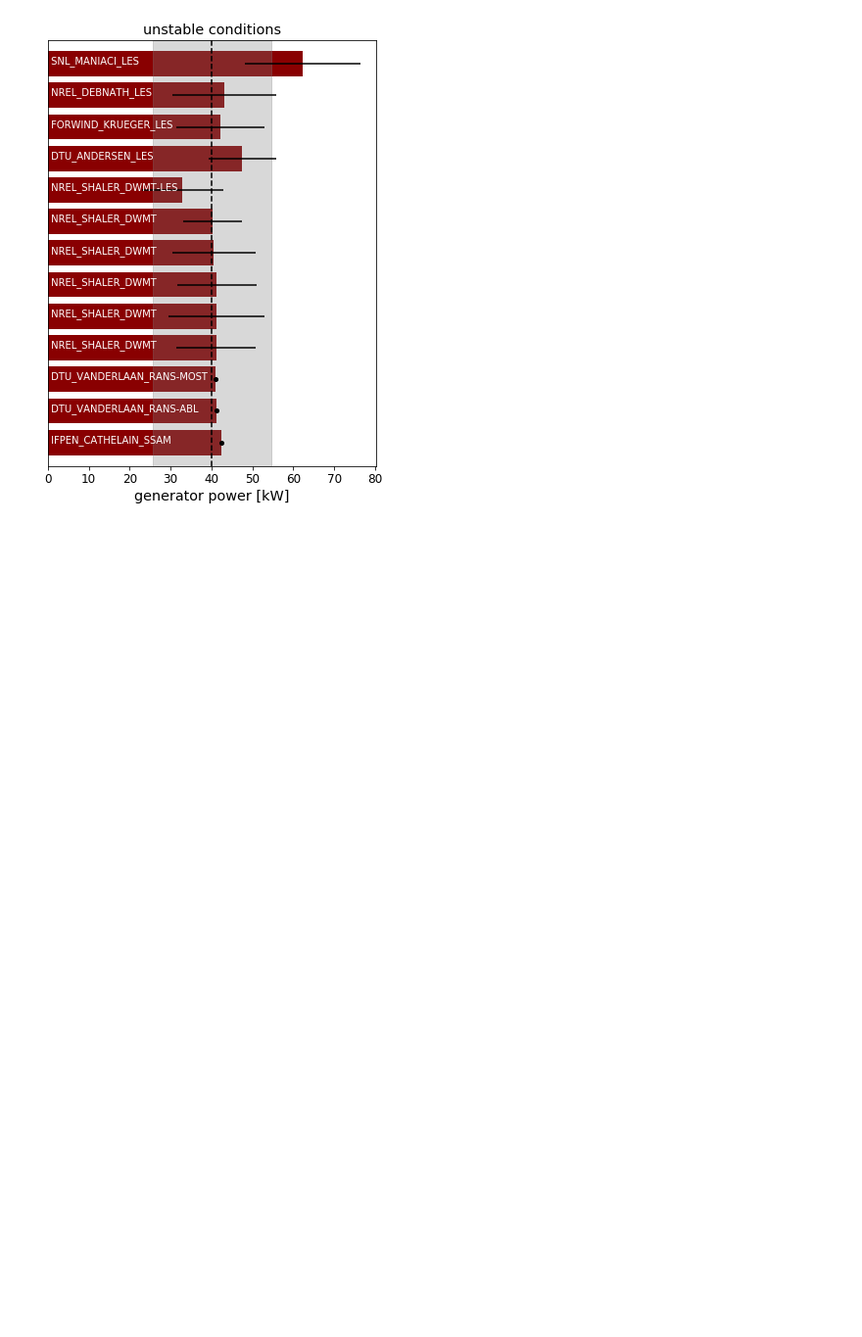
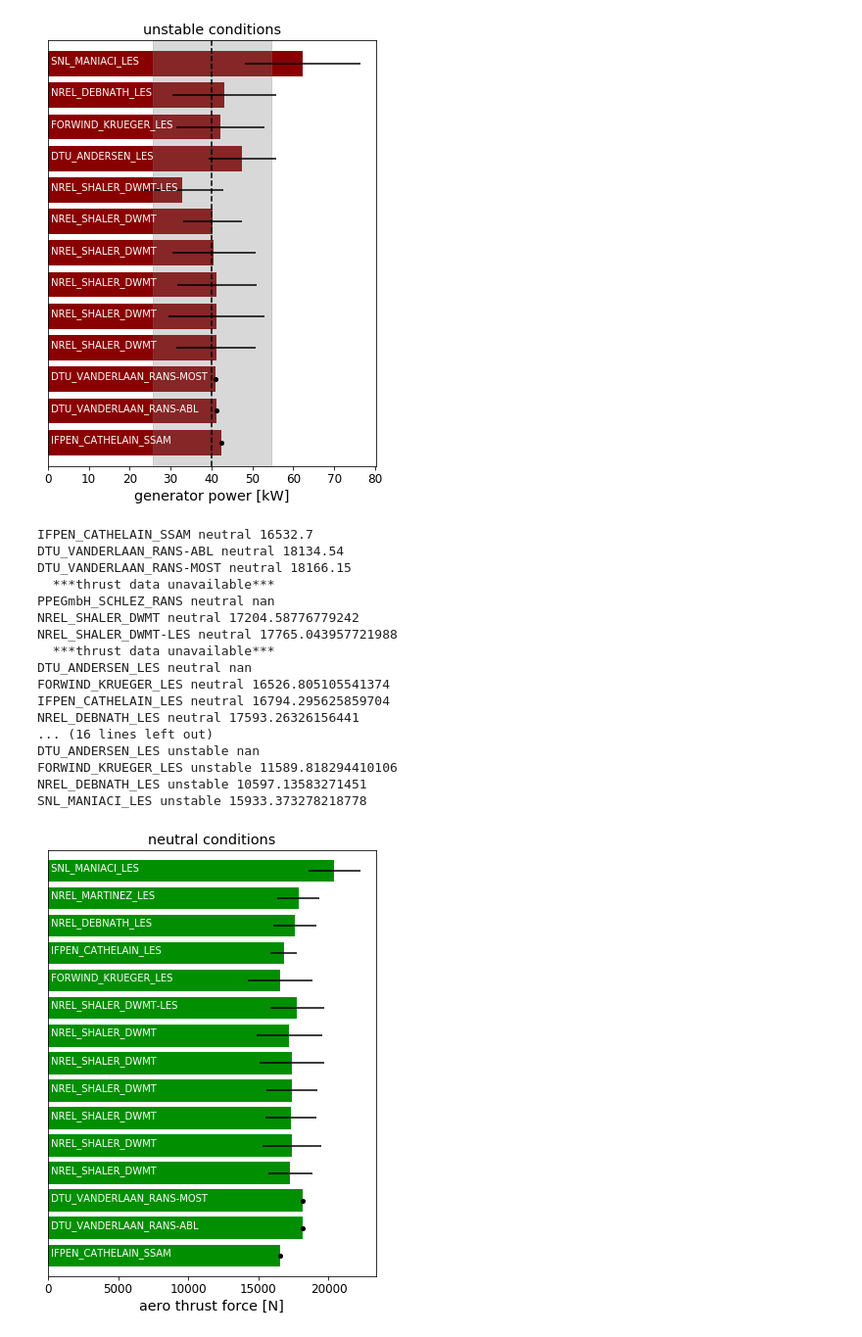
Before and after one commit to NREL/wakebench_swift, a Jupyter notebook: code/turbine_processing/2-compare_turbine_models.ipynb, the cells around one changed output. Shown at 98% size. Cells and saved outputs as stored; diff of their text form; code cells hidden in the pictures; blank space fills up the shorter version.

Commit message:
Add thrust plot
Note that not all participants that provided power data had thrust data
available

```diff
--- a/code/turbine_processing/2-compare_turbine_models.ipynb
+++ b/code/turbine_processing/2-compare_turbine_models.ipynb
@@ -234,3 +233,72 @@ SNL_MANIACI_LES unstable 62.255098495447804
 [figure]
 [figure]
 [figure]
+# %%
+output = Thrust
+
+for cond in cases.keys():
+
+    avail = turbinedata[cond]
+    Nresults = len(avail.keys())
+    irow = 0
+    fig,ax = plt.subplots(figsize=(6,8))
+    for simtype in simtypes:
+        for name in sims_of_type[simtype]:
+            if name in avail.keys():
+                data = turbinedata[cond][name]
+                if data[0].index.name == 'time_[s]':
+                    # list of time histories of all quantities
+                    for df in data:
+                        # calculate stats
+                        mean = df[output].mean()
+                        err = df[output].std()
+                        if np.isfinite(mean):
+                            ax.barh(irow, mean, xerr=err, color=cases[cond])
+                            ax.text(0,irow,' '+name,color='w')
+                            irow += 1
+                        else:
+                            print('  ***thrust data unavailable***')
+                else:
+                    # list of steady-state power values
+                    data = [df.loc[output] for df in data]
+                    mean = np.mean(data)
+                    if np.isfinite(mean):
+                        ax.barh(irow, mean, color=cases[cond])
+                        ax.plot(data, len(data)*[irow], 'ko', markersize=4)
+                        ax.text(0,irow,' '+name,color='w')
+                        irow += 1
+                    else:
+                        print('  ***thrust data unavailable***')
+                print(name,cond,mean)
+
+#     refmean = refdata[cond].loc[output]['mean']
+#     referr = refdata[cond].loc[output]['stdev']
+#     ax.axvline(refmean, color='k', ls='--')
+#     ax.axvspan(refmean-referr, refmean+referr, color='0.5', alpha=0.3)
+
+    ax.tick_params(axis='y',width=0,labelleft=False)
+    ax.tick_params(labelsize='large')
+    ax.set_ylim((-0.75,irow-0.25))
+    ax.set_xlabel(output.replace('_',' '), fontsize='x-large')
+    ax.set_title(cond+' conditions', fontsize='x-large')
+
+    fig.savefig('compare_{:s}_{:s}.png'.format(output,cond))
+# %% [output]
+IFPEN_CATHELAIN_SSAM neutral 16532.7
+DTU_VANDERLAAN_RANS-ABL neutral 18134.54
+DTU_VANDERLAAN_RANS-MOST neutral 18166.15
+  ***thrust data unavailable***
+PPEGmbH_SCHLEZ_RANS neutral nan
+NREL_SHALER_DWMT neutral 17204.58776779242
+NREL_SHALER_DWMT-LES neutral 17765.043957721988
+  ***thrust data unavailable***
+DTU_ANDERSEN_LES neutral nan
+FORWIND_KRUEGER_LES neutral 16526.805105541374
+IFPEN_CATHELAIN_LES neutral 16794.295625859704
+NREL_DEBNATH_LES neutral 17593.26326156441
+... (16 lines left out)
+DTU_ANDERSEN_LES unstable nan
+FORWIND_KRUEGER_LES unstable 11589.818294410106
+NREL_DEBNATH_LES unstable 10597.13583271451
+SNL_MANIACI_LES unstable 15933.373278218778
+[figure, added]
```
Also changed, not shown: parts of 2 cells of this notebook.
